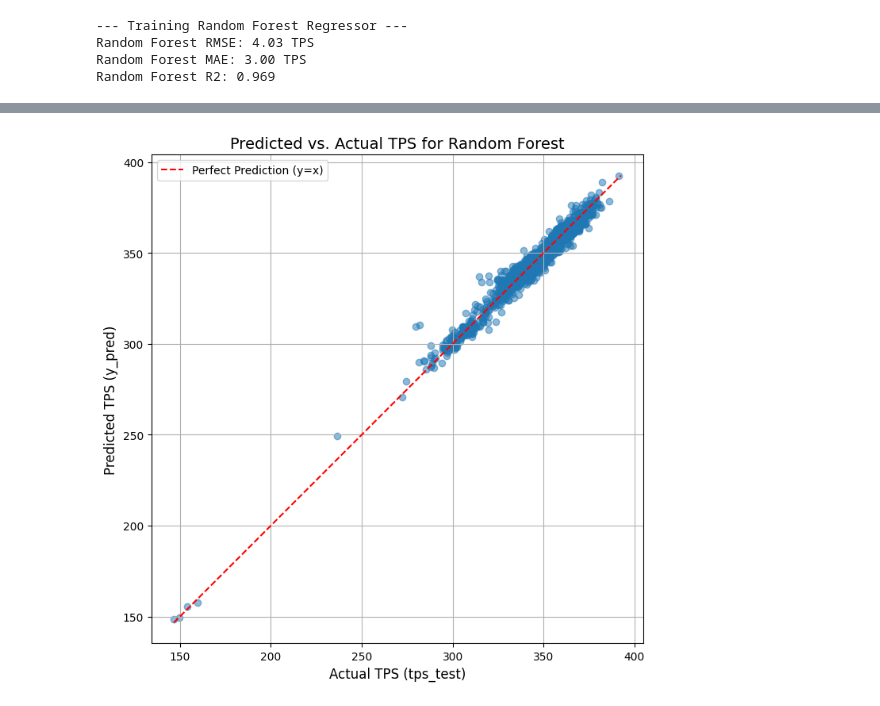
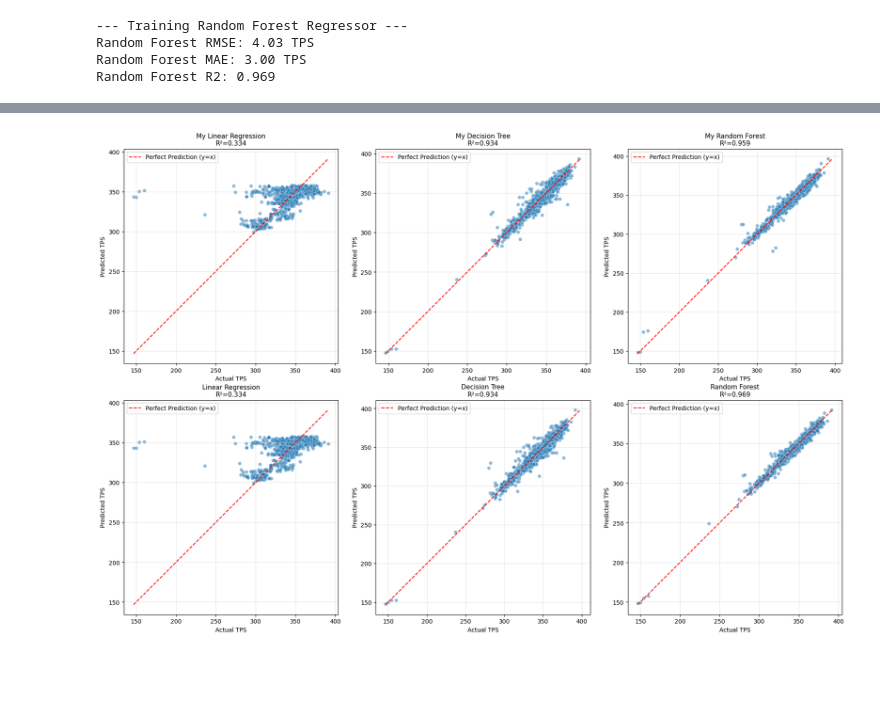
Before and after one commit to LoudlyDawn2108/Project-Machine-Learning, a Jupyter notebook: BTL.ipynb, the cells around one changed output, grey strips where cells are left out. Saved outputs shown, nothing was run; the diff lists cells and outputs as text; code cells hidden in the pictures; blank space fills up the shorter version.

```diff
--- a/BTL.ipynb
+++ b/BTL.ipynb
@@ -242,19 +302,36 @@ display(results_df)
 | Linear Regression | 18.552848 | 11.412224 | 0.334072 |
-# %%
-# Plot 1: Predicted vs. Actual
-plt.figure(figsize=(8, 8))
-plt.scatter(tps_test, y_pred_forest, alpha=0.5)
-
-# Add a 45-degree line for reference (perfect prediction)
-lims = [min(tps_test.min(), y_pred_forest.min()), max(tps_test.max(), y_pred_forest.max())]
-plt.plot(lims, lims, "r--", label="Perfect Prediction (y=x)")
-
-plt.xlabel("Actual TPS (tps_test)", fontsize=12)
-plt.ylabel("Predicted TPS (y_pred)", fontsize=12)
-plt.title("Predicted vs. Actual TPS for Random Forest", fontsize=14)
-plt.legend()
-plt.grid(True)
-plt.axis("equal")  # Enforce equal aspect ratio
-plt.show()
-# %% [output]
-[figure, removed]
+# %%
+predictions = {
+    "My Linear Regression": y_pred_my_lin,
+    "My Decision Tree": y_pred_my_tree,
+    "My Random Forest": y_pred_my_forest,
+    "Linear Regression": y_pred_lin,
+    "Decision Tree": y_pred_tree,
+    "Random Forest": y_pred_forest,
+}
+
+# Create subplots for all models
+fig, axes = plt.subplots(2, 3, figsize=(18, 12))
+axes = axes.flatten()
+
+for idx, (model_name, y_pred) in enumerate(predictions.items()):
+    ax = axes[idx]
+
+    # Scatter plot
+    sns.scatterplot(x=tps_test, y=y_pred, alpha=0.5, ax=ax)
+
+    # Add 45-degree line for perfect prediction
+    lims = [min(tps_test.min(), y_pred.min()), max(tps_test.max(), y_pred.max())]
+    ax.plot(lims, lims, "r--", label="Perfect Prediction (y=x)")
+
+    ax.set_xlabel("Actual TPS", fontsize=10)
+    ax.set_ylabel("Predicted TPS", fontsize=10)
+    ax.set_title(f"{model_name}\nR²={model_results[model_name]['R2']:.3f}", fontsize=11)
+    ax.legend()
+    ax.grid(True, alpha=0.3)
+    ax.set_aspect("equal", adjustable="box")
+
+plt.tight_layout()
+plt.show()
+# %% [output]
+[figure, added]
```
Also changed, not shown: parts of 9 cells of this notebook, 3 other files.
